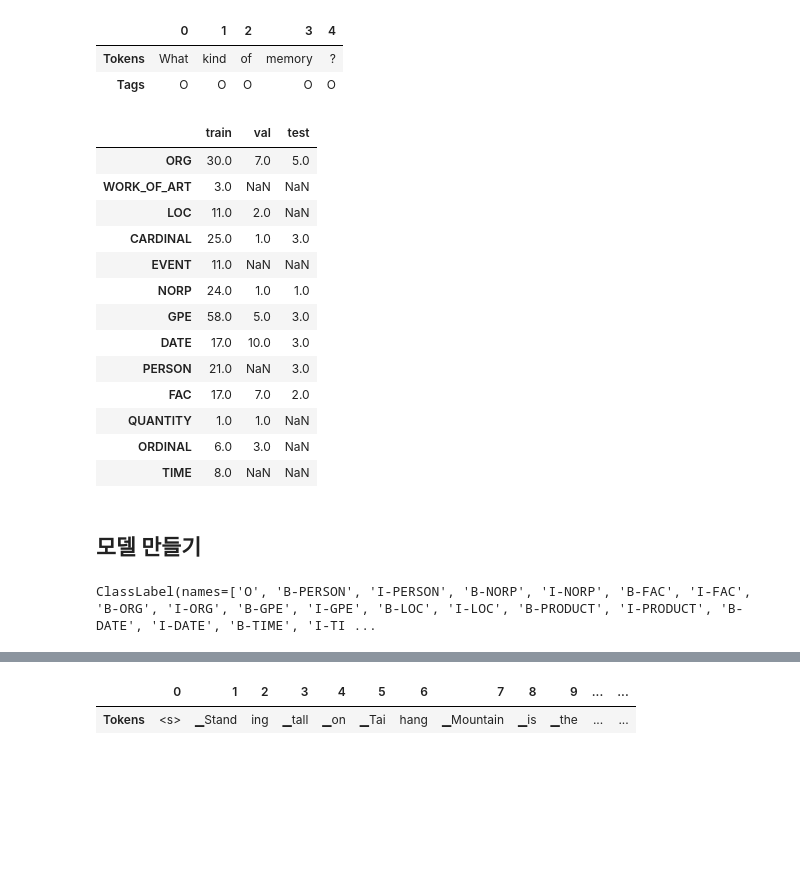
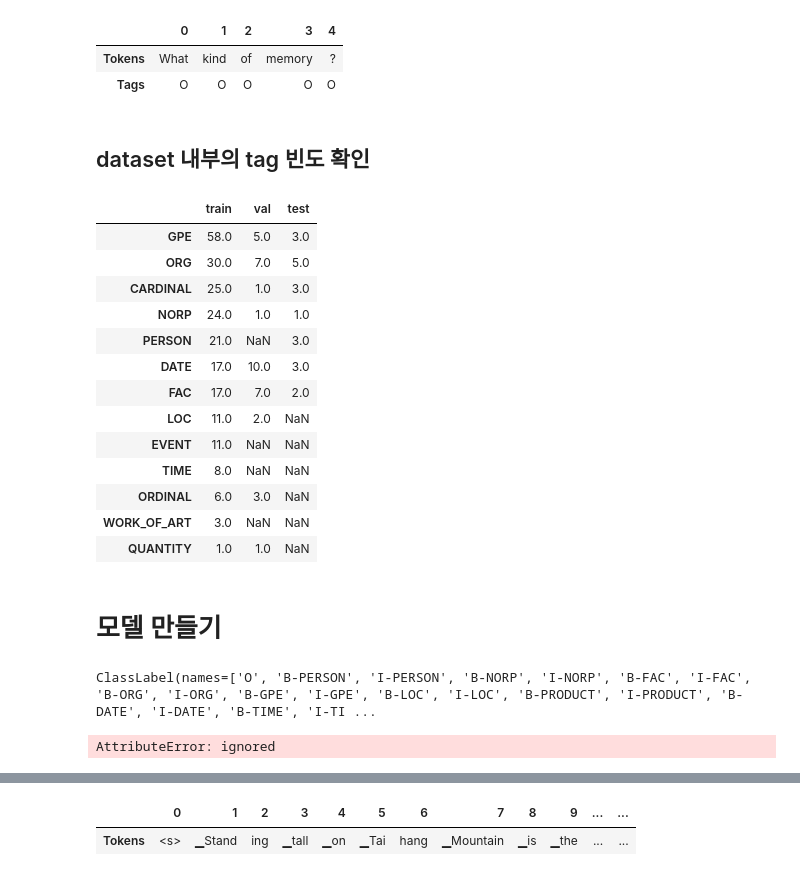
Before and after one commit to hr1588/NLP, a Jupyter notebook: ner_dataset.ipynb, the cells around one changed output, grey strips where cells are left out. Drawn from its saved outputs; the diff is of its cells as text; code cells hidden in the pictures; blank space fills up the shorter version.

```diff
--- a/ner_dataset.ipynb
+++ b/ner_dataset.ipynb
@@ -435,31 +440,33 @@ pd.DataFrame([train_example['tokens'], train_example['ner_tags_str']], ['Tokens'
 |  | 0 | 1 | 2 | 3 | 4 |
 | Tokens | What | kind | of | memory | ? |
 | Tags | O | O | O | O | O |
+# %% [markdown]
+## dataset 내부의 tag 빈도 확인
 # %%
 from collections import Counter, defaultdict
 
 split2freqs = defaultdict(Counter)
 
 for split, dataset in ner_dataset.items():
     for row in dataset['ner_tags_str']:
         for tag in row:
             if tag.startswith('B'):
                 tag_type = tag.split("-")[1]
                 split2freqs[split][tag_type] += 1
 
-pd.DataFrame.from_dict(split2freqs, orient = 'index').T
+pd.DataFrame.from_dict(split2freqs, orient = 'index').T.sort_values(['train','val','test'], ascending = [False, False, False])
 # %% [output]
 |  | train | val | test |
+| GPE | 58.0 | 5.0 | 3.0 |
 | ORG | 30.0 | 7.0 | 5.0 |
+| CARDINAL | 25.0 | 1.0 | 3.0 |
+| NORP | 24.0 | 1.0 | 1.0 |
+| PERSON | 21.0 | NaN | 3.0 |
+| DATE | 17.0 | 10.0 | 3.0 |
+| FAC | 17.0 | 7.0 | 2.0 |
+| LOC | 11.0 | 2.0 | NaN |
+| EVENT | 11.0 | NaN | NaN |
+| TIME | 8.0 | NaN | NaN |
+| ORDINAL | 6.0 | 3.0 | NaN |
 | WORK_OF_ART | 3.0 | NaN | NaN |
-| LOC | 11.0 | 2.0 | NaN |
-| CARDINAL | 25.0 | 1.0 | 3.0 |
-| EVENT | 11.0 | NaN | NaN |
-| NORP | 24.0 | 1.0 | 1.0 |
-| GPE | 58.0 | 5.0 | 3.0 |
-| DATE | 17.0 | 10.0 | 3.0 |
-| PERSON | 21.0 | NaN | 3.0 |
-| FAC | 17.0 | 7.0 | 2.0 |
 | QUANTITY | 1.0 | 1.0 | NaN |
-| ORDINAL | 6.0 | 3.0 | NaN |
-| TIME | 8.0 | NaN | NaN |
@@ -466,5 +475,5 @@ pd.DataFrame.from_dict(split2freqs, orient = 'index').T
 # %% [markdown]
-## 모델 만들기
+# 모델 만들기
 # %%
 !pip install transformers -qqq
 # %%
@@ -516,5 +525,7 @@ tags
 # %% [output]
 ClassLabel(names=['O', 'B-PERSON', 'I-PERSON', 'B-NORP', 'I-NORP', 'B-FAC', 'I-FAC', 'B-ORG', 'I-ORG', 'B-GPE', 'I-GPE', 'B-LOC', 'I-LOC', 'B-PRODUCT', 'I-PRODUCT', 'B-DATE', 'I-DATE', 'B-TIME', 'I-TI ...
 # %%
-index2tag = {idx: tag for idx, tag in enumerate(tags.names)}
-tag2index = {tag: idx for idx, tag in enumerate(tags.names)}
+index2tag = {idx: tag for idx, tag in enumerate(tags.feature.names)}
+tag2index = {tag: idx for idx, tag in enumerate(tags.feature.names)}
+# %% [output]
+AttributeError: ignored
```
Also changed, not shown: parts of 26 cells of this notebook.
